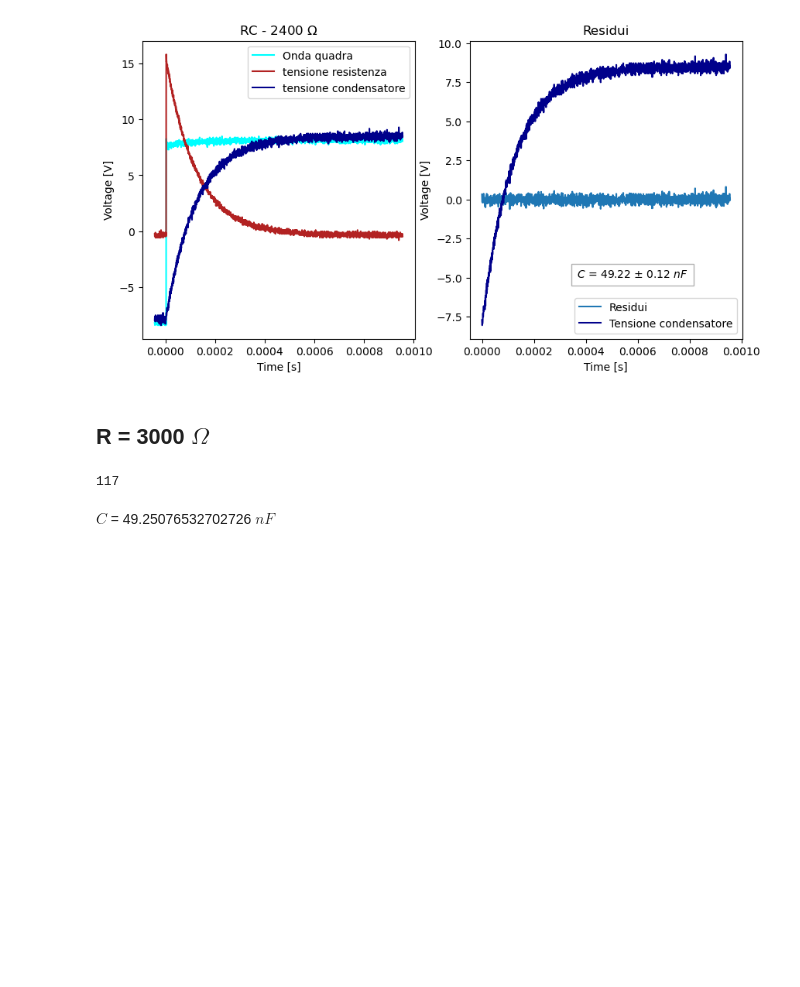
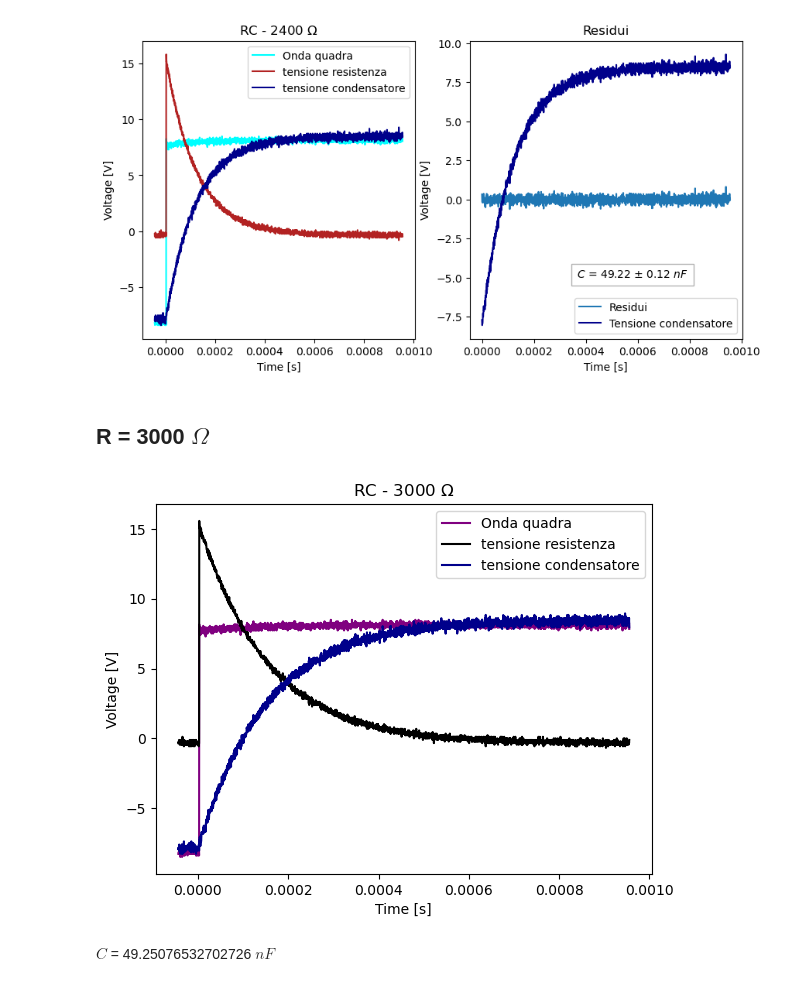
Before and after one commit to Yedi278/Lab2, a Jupyter notebook: Circuiti_2/RC.ipynb, the cells around one changed output. Saved outputs shown, nothing was run; the diff lists cells and outputs as text; code cells hidden in the pictures; blank space fills up the shorter version.

```diff
--- a/Circuiti_2/RC.ipynb
+++ b/Circuiti_2/RC.ipynb
@@ -602,28 +602,28 @@ plt.savefig('imgs/RC/RC_2400.pdf',bbox_inches='tight')
 # %%
 RC_3000_quadra, RC_3000_data, RC_3000_math  = get_data('data/RC_3000/')
 RC_3000_math = RC_3000_data[0], (RC_3000_quadra[1] - RC_3000_data[1])
 
-cut = True
+cut = False
 
 i = 0
 if cut:
     v = RC_3000_data[1][0]
     while(v < np.max(RC_3000_data[1])):
         v = RC_3000_data[1][i]
         i+=1
     print(i)
 
 plt.title('RC - 3000 $\Omega$')
-plt.plot(RC_3000_quadra[0][i:],RC_3000_quadra[1][i:], c='cyan')
-plt.plot(RC_3000_data[0][i:],  RC_3000_data[1][i:],   c='firebrick')
+plt.plot(RC_3000_quadra[0][i:],RC_3000_quadra[1][i:], c='purple')
+plt.plot(RC_3000_data[0][i:],  RC_3000_data[1][i:],   c='k')
 plt.plot(RC_3000_math[0][i:],  RC_3000_math[1][i:],   c='darkblue')
 # plt.xscale('log')
 plt.xlabel('Time [s]')
 plt.ylabel('Voltage [V]')
 plt.legend(['Onda quadra','tensione resistenza', 'tensione condensatore'])
-plt.close()
+plt.savefig('imgs/RC/RC_3000_data.pdf',bbox_inches='tight')
 # %% [output]
-117
+[figure, added]
 # %%
 c = LeastSquares(RC_3000_math[0][108:],RC_3000_math[1][108:], .2, V_RC)
 m = Minuit(c, R=3000+R_g_f, V_o=8.3314, C=C_val,T=0.025, offset=0)
```
Also changed, not shown: parts of 4 cells of this notebook, 33 other files.
